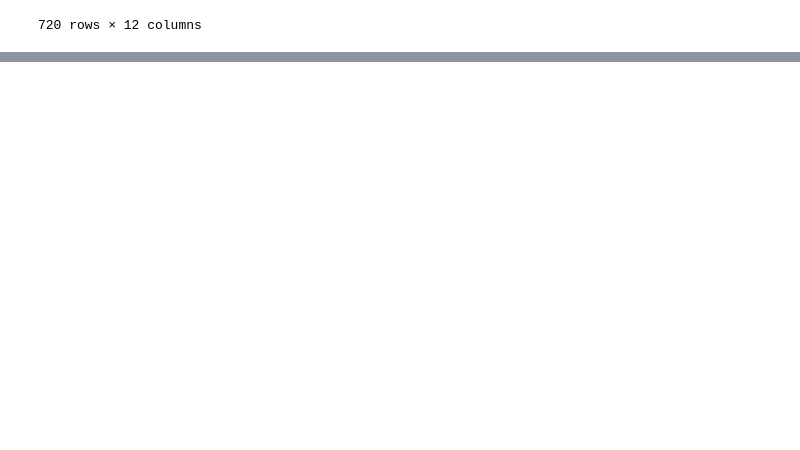
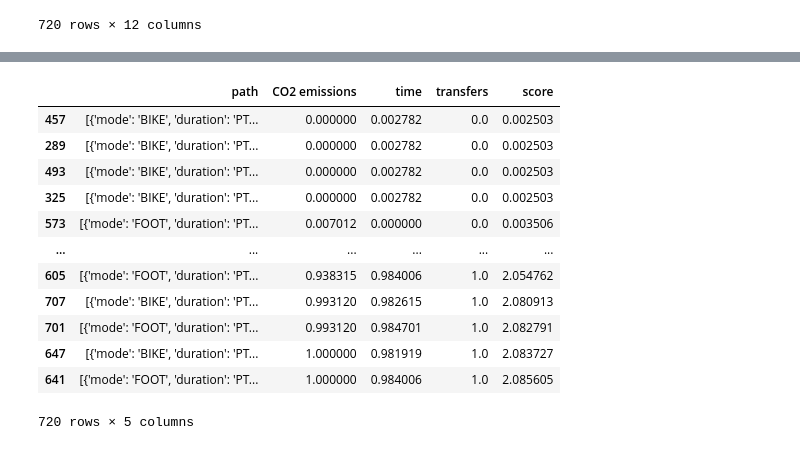
Before and after one commit to khalilacheche/A2B, a Jupyter notebook: list of paths.ipynb, the cells around one changed output, grey strips where cells are left out. Saved outputs shown, nothing was run; the diff lists cells and outputs as text; code cells hidden in the pictures; blank space fills up the shorter version.

```diff
--- a/list of paths.ipynb
+++ b/list of paths.ipynb
@@ -276,0 +277,22 @@ calculate_score(final_df.iloc[719, :], 0.5, 0.9, 0.7)
+# %%
+co2_weight, time_weight, transfers_weight = 0.5, 0.9, 0.7
+# %%
+final_df["score"] = final_df.apply(
+    lambda x: calculate_score(x, co2_weight, time_weight, transfers_weight), axis=1
+)
+# %%
+final_df.sort_values(by=["score"])
+# %% [output]
+|  | path | CO2 emissions | time | transfers | score |
+| 457 | [{'mode': 'BIKE', 'duration': 'PT... | 0.000000 | 0.002782 | 0.0 | 0.002503 |
+| 289 | [{'mode': 'BIKE', 'duration': 'PT... | 0.000000 | 0.002782 | 0.0 | 0.002503 |
+| 493 | [{'mode': 'BIKE', 'duration': 'PT... | 0.000000 | 0.002782 | 0.0 | 0.002503 |
+| 325 | [{'mode': 'BIKE', 'duration': 'PT... | 0.000000 | 0.002782 | 0.0 | 0.002503 |
+| 573 | [{'mode': 'FOOT', 'duration': 'PT... | 0.007012 | 0.000000 | 0.0 | 0.003506 |
+| ... | ... | ... | ... | ... | ... |
+| 605 | [{'mode': 'FOOT', 'duration': 'PT... | 0.938315 | 0.984006 | 1.0 | 2.054762 |
+| 707 | [{'mode': 'BIKE', 'duration': 'PT... | 0.993120 | 0.982615 | 1.0 | 2.080913 |
+| 701 | [{'mode': 'FOOT', 'duration': 'PT... | 0.993120 | 0.984701 | 1.0 | 2.082791 |
+| 647 | [{'mode': 'BIKE', 'duration': 'PT... | 1.000000 | 0.981919 | 1.0 | 2.083727 |
+| 641 | [{'mode': 'FOOT', 'duration': 'PT... | 1.000000 | 0.984006 | 1.0 | 2.085605 |
+720 rows × 5 columns
```
Also changed, not shown: parts of 14 cells of this notebook, 3 other files.
